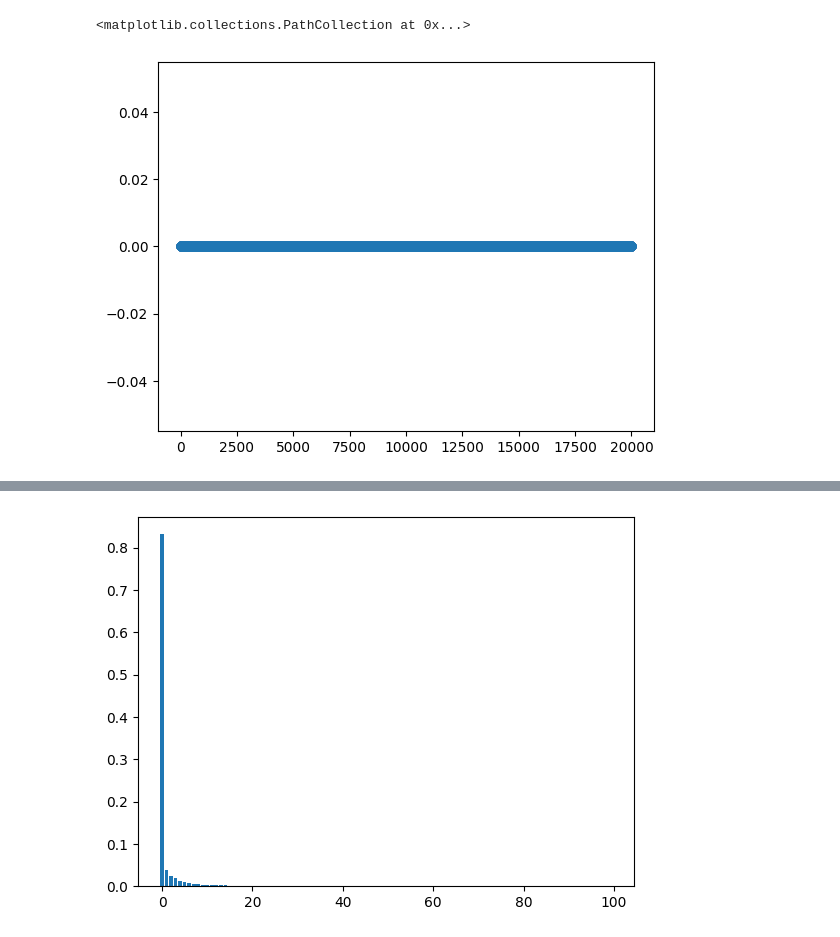
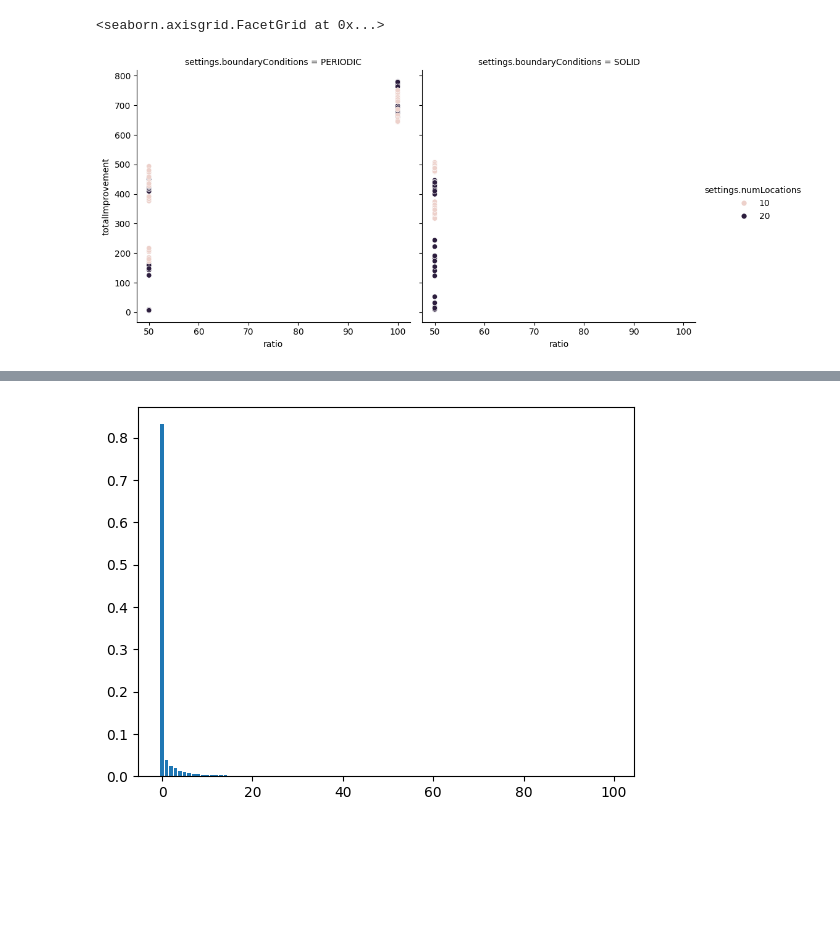
Before and after one commit to brendanwallace/animalpaths, a Jupyter notebook: julia/Paths/notebooks/svd.ipynb, the cells around one changed output, grey strips where cells are left out. Cells and saved outputs as stored; diff of their text form; code cells hidden in the pictures; blank space fills up the shorter version.

```diff
--- a/julia/Paths/notebooks/svd.ipynb
+++ b/julia/Paths/notebooks/svd.ipynb
@@ -65,3 +61,10 @@ array([100.0], dtype=object)
+# %%
+finals = df[df["steps"] == 10000]
+# %%
+sns.relplot(data=finals, y="totalImprovement", x="ratio", hue="settings.numLocations", col="settings.boundaryConditions")
+# %% [output]
+<seaborn.axisgrid.FacetGrid at 0x...>
+[figure, added]
 # %%
 def svd(df):
     patches = df["patches"]
@@ -89,12 +92,4 @@ def svd(df):
         ax.set_title(f"{i}:, {round(s[i], 3)}")
 
     return U, S, Vh
-# %%
-plt.scatter(
-    data=df[(df["settings.patchRecovery"] == 0.0002) & (df["ratio"] == 100.0)],
-    x="steps",
-    y="totalImprovement")
-# %% [output]
-<matplotlib.collections.PathCollection at 0x...>
-[figure, removed]
 # %%
```
Also changed, not shown: parts of 7 cells of this notebook, 1 other file.
